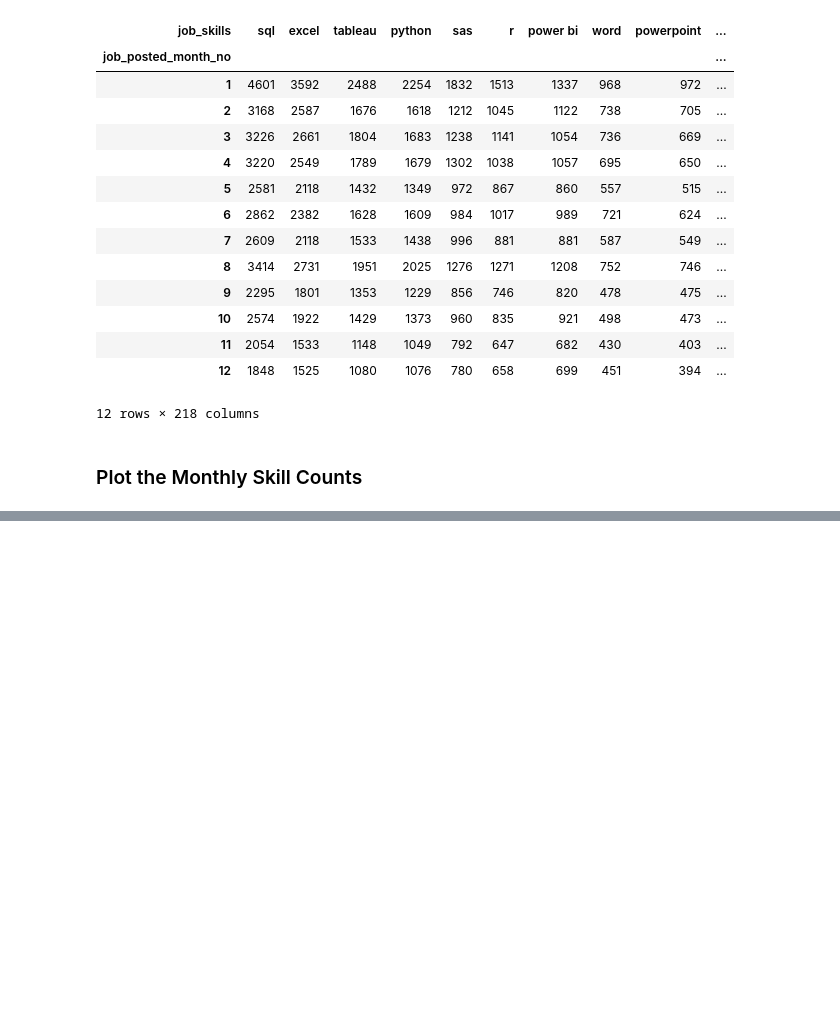
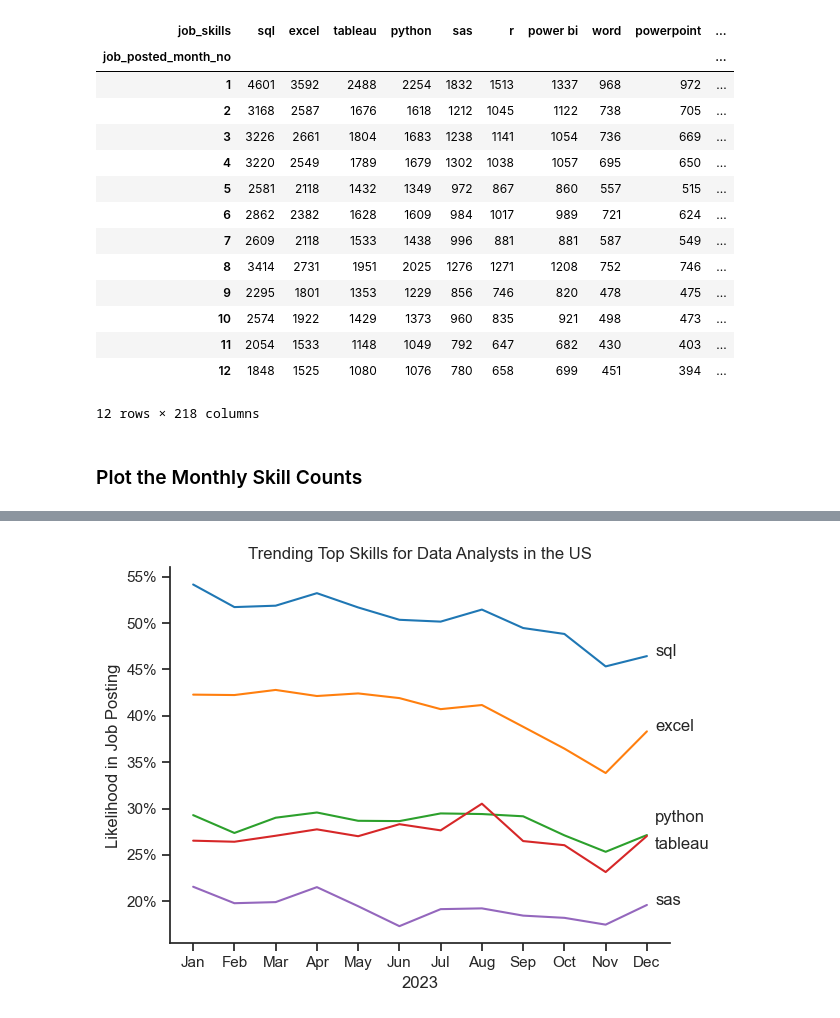
Before and after one commit to rafishaik07/PYTHON_DATA_PROJECT, a Jupyter notebook: 3_Project/3_Skills_Trend.ipynb, the cells around one changed output, grey strips where cells are left out. Cells and saved outputs as stored; diff of their text form; code cells hidden in the pictures; blank space fills up the shorter version.

```diff
--- a/3_Project/3_Skills_Trend.ipynb
+++ b/3_Project/3_Skills_Trend.ipynb
@@ -85,3 +85,7 @@ df_DA_US_pivot
 ### Plot the Monthly Skill Counts
 # %%
 DA_totals = df_DA_US.groupby('job_posted_month_no').size()
+# %%
+df_DA_US_percent = df_DA_US_pivot.div(DA_totals/100, axis=0)
+
+df_DA_US_percent
@@ -87,0 +108,8 @@ DA_totals = df_DA_US.groupby('job_posted_month_no').size()
+# %%
+# changes month number to month name
+df_DA_US_percent = df_DA_US_percent.reset_index()
+df_DA_US_percent['job_posted_month'] = df_DA_US_percent['job_posted_month_no'].apply(lambda x: pd.to_datetime(x, format='%m').strftime('%b'))
+df_DA_US_percent = df_DA_US_percent.set_index('job_posted_month')
+df_DA_US_percent = df_DA_US_percent.drop(columns='job_posted_month_no')
+
+df_DA_US_percent
@@ -87,0 +132,29 @@ DA_totals = df_DA_US.groupby('job_posted_month_no').size()
+# %%
+from matplotlib.ticker import PercentFormatter
+
+df_plot = df_DA_US_percent.iloc[:,:5]
+
+sns.lineplot(data=df_plot, dashes=False, palette='tab10')
+sns.set_theme(style='ticks')
+sns.despine()
+
+plt.title('Trending Top Skills for Data Analysts in the US')
+plt.ylabel('Likelihood in Job Posting')
+plt.xlabel('2023')
+plt.legend().remove()
+plt.gca().yaxis.set_major_formatter(PercentFormatter(decimals=0))
+
+
+offsets = [0, 0, 0, 0, 0]
+for i, skill in enumerate(df_plot.columns):
+    if skill.lower() == "python":
+        offsets[i] = 1.5  # move 'python' label up
+    elif skill.lower() == "tableau":
+        offsets[i] = -1.5  # move 'tableau' label down
+
+for i in range(5):
+    plt.text(11.2, df_plot.iloc[-1, i] + offsets[i], df_plot.columns[i])
+
+plt.tight_layout()
+# %% [output]
+[figure, added]
```
Also changed, not shown: parts of 2 cells of this notebook.
